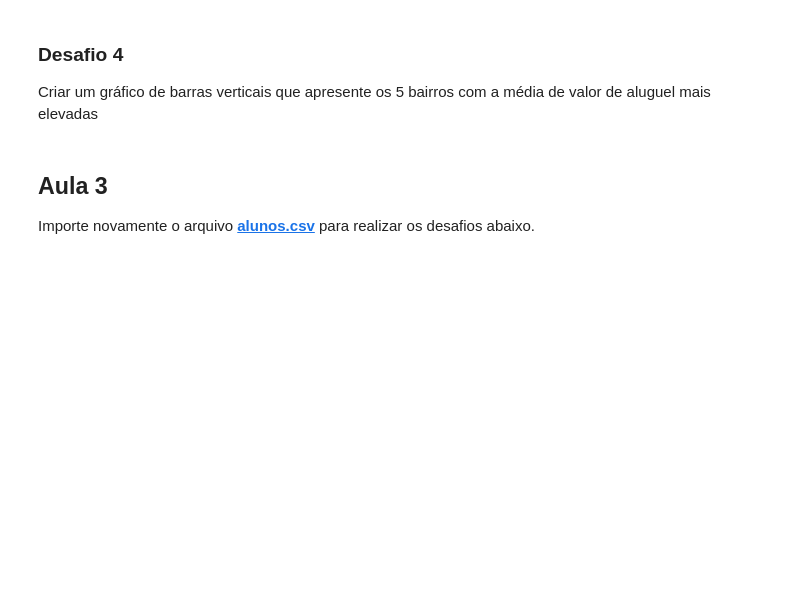
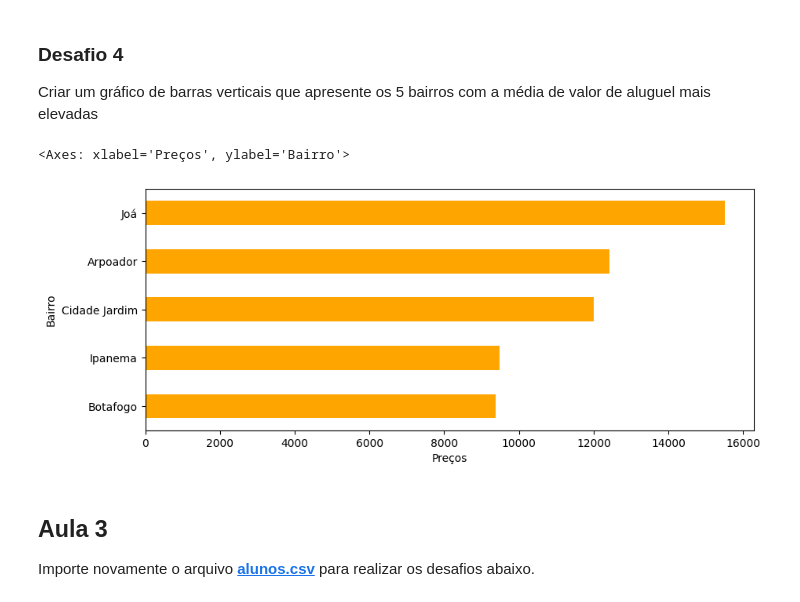
Before and after one commit to OtavioSotnas/Pandas, a Jupyter notebook: desafios.ipynb, the cells around one changed output. Saved outputs shown, nothing was run; the diff lists cells and outputs as text; code cells hidden in the pictures; blank space fills up the shorter version.

```diff
--- a/desafios.ipynb
+++ b/desafios.ipynb
@@ -167,3 +193,6 @@ Conferir quantos bairros únicos existem na nossa base de dados
 # %% [markdown]
 ### Desafio 3
 Analisar quais bairros possuem a média de valor de aluguel mais elevadas
+# %%
+df_bairro_valor = df.groupby("Bairro")["Valor"].mean().sort_values()
+df_bairro_valor
@@ -170,6 +213,11 @@ Analisar quais bairros possuem a média de valor de aluguel mais elevadas
 # %% [markdown]
 ### Desafio 4
 Criar um gráfico de barras verticais que apresente os 5 bairros com a média de valor de aluguel mais elevadas
+# %%
+df_bairro_valor.tail(5).plot(kind="barh", figsize=(10,4), color="orange", xlabel="Preços", ylabel="Bairro")
+# %% [output]
+<Axes: xlabel='Preços', ylabel='Bairro'>
+[figure, added]
 # %% [markdown]
 ## Aula 3
 
```
Also changed, not shown: parts of 3 cells of this notebook.
